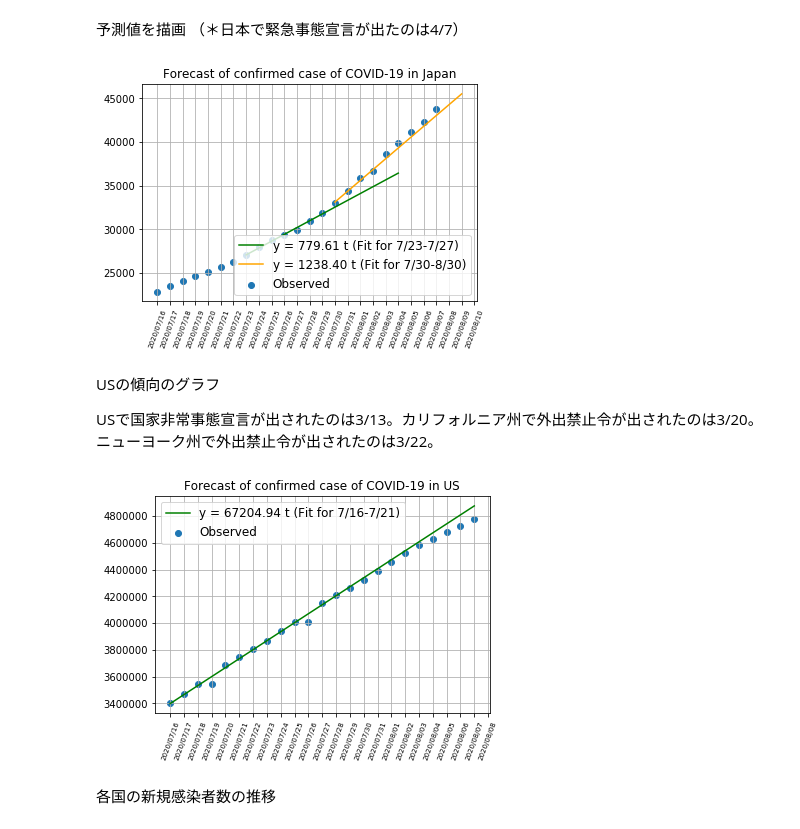
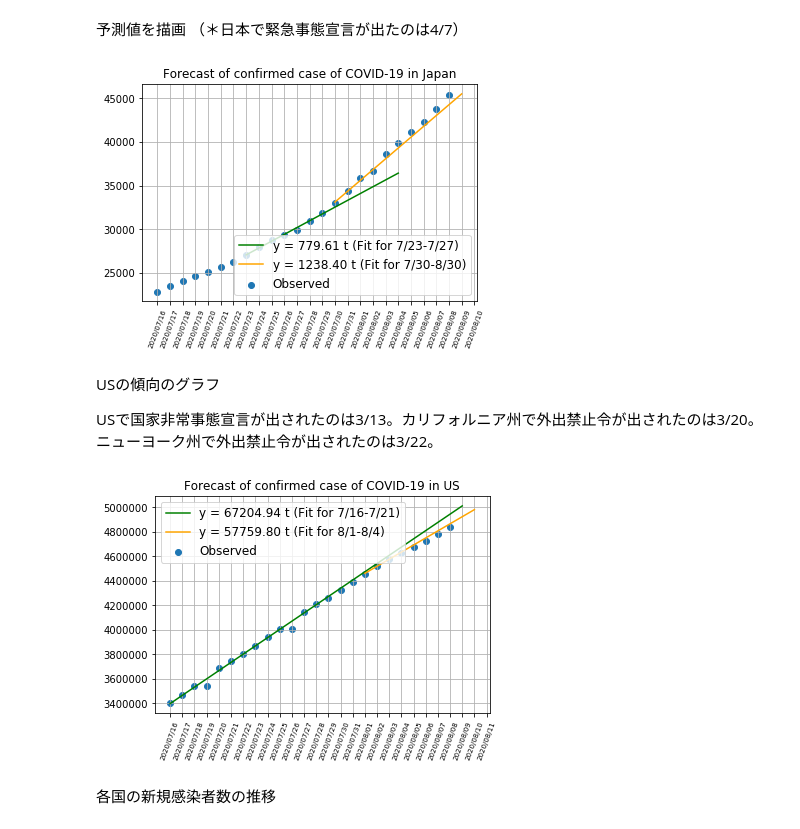
Before and after one commit to yoneken/covid19jp, a Jupyter notebook: Forecast_covid19.ipynb, the cells around one changed output. Drawn from its saved outputs; the diff is of its cells as text; code cells hidden in the pictures.

```diff
--- a/Forecast_covid19.ipynb
+++ b/Forecast_covid19.ipynb
@@ -142,14 +142,14 @@ j_confirmed_pick = df.Japan[177:].values
 plt.scatter(x_latent[:len(j_confirmed_pick)], j_confirmed_pick, label="Observed")
 plt.xticks(x_latent, xticks, fontsize=7, rotation=70);
 draw_approx_curve(x_latent, j_confirmed_pick, range(7, 14), 1, color="green", forecast=6, info="(Fit for 7/23-7/27)")
-draw_approx_curve(x_latent, j_confirmed_pick, range(14, 18), 1, color="orange", forecast=7, info="(Fit for 7/30-8/30)")
+draw_approx_curve(x_latent, j_confirmed_pick, range(14, 18), 1, color="orange", forecast=9, info="(Fit for 7/30-8/30)")
 #draw_approx_exp_curve(x_latent, j_confirmed_pick, range(10,18), color="orange", forecast=5, info="(Fit for 7/26-8/2)")
 
 plt.legend(fontsize=12, loc="lower right")
 plt.title("Forecast of confirmed case of COVID-19 in Japan")
 plt.grid()
 # %% [output]
-[figure, old version]
+[figure, new version]
 # %% [markdown]
 USの傾向のグラフ
 
@@ -157,15 +157,15 @@ USで国家非常事態宣言が出されたのは3/13。カリフォルニア
 # %%
 us_confirmed = df.USA[177:].values
 plt.scatter(x_latent[:len(us_confirmed)], us_confirmed, label="Observed")
 plt.xticks(x_latent, xticks, fontsize=7, rotation=70);
-draw_approx_curve(x_latent, us_confirmed, range(6), 1, forecast=17, color="green", info="(Fit for 7/16-7/21)")
-#draw_approx_curve(xu_latent, us_confirmed, range(11,15), 1, forecast=7, color="orange", info="(Fit for 6/12-6/15)")
+draw_approx_curve(x_latent, us_confirmed, range(6), 1, forecast=19, color="green", info="(Fit for 7/16-7/21)")
+draw_approx_curve(x_latent, us_confirmed, range(16,20), 1, forecast=6, color="orange", info="(Fit for 8/1-8/4)")
 
 plt.legend(fontsize=12, loc="upper left")
 plt.title("Forecast of confirmed case of COVID-19 in US")
 plt.grid()
 # %% [output]
-[figure, old version]
+[figure, new version]
 # %% [markdown]
 各国の新規感染者数の推移
 # %%
```
Also changed, not shown: parts of 9 cells of this notebook, 1 other file.
